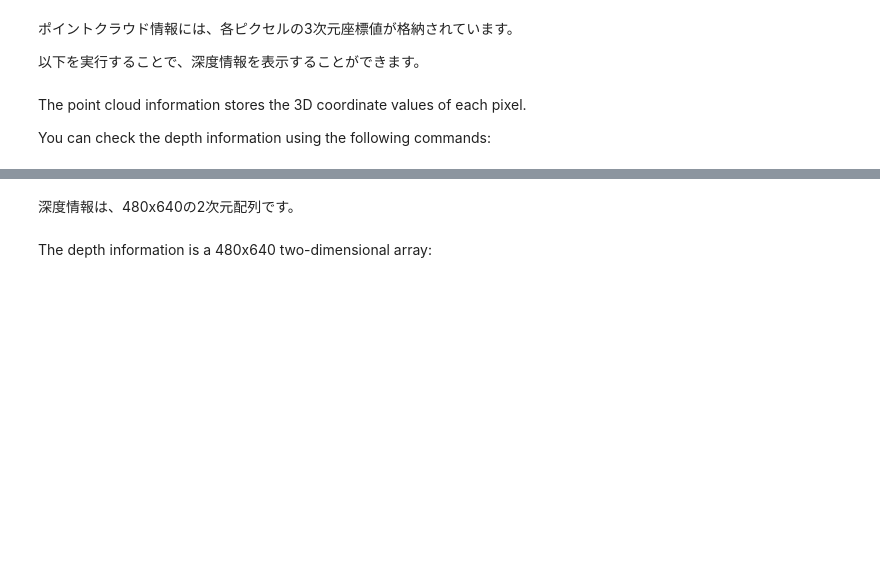
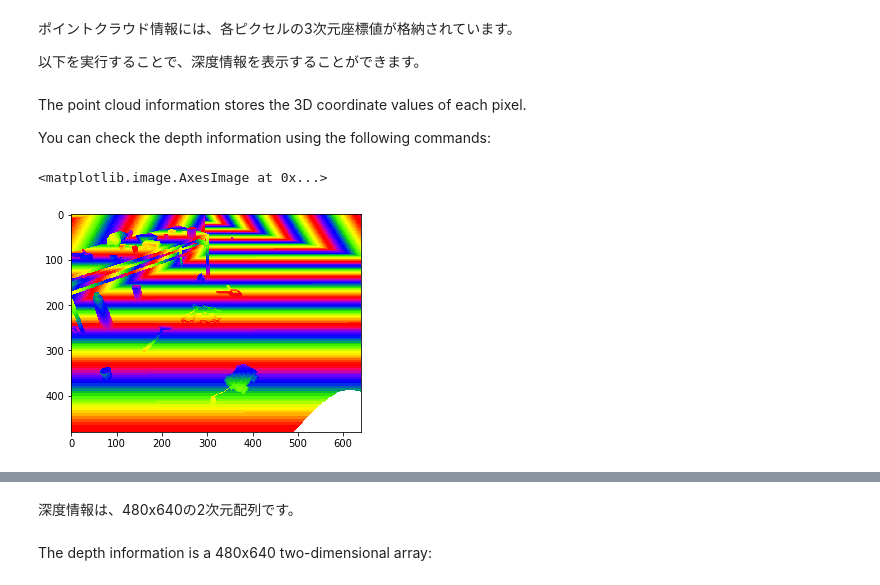
Before and after one commit to takeshi-pumas/takeshi_notebooks, a Jupyter notebook: notebooks/5_recognition_minimal_takeshi_edition.ipynb, the cells around one changed output, grey strips where cells are left out. Saved outputs shown, nothing was run; the diff lists cells and outputs as text; code cells hidden in the pictures; blank space fills up the shorter version.

```diff
--- a/notebooks/5_recognition_minimal_takeshi_edition.ipynb
+++ b/notebooks/5_recognition_minimal_takeshi_edition.ipynb
@@ -126,6 +133,14 @@ image_data[0][0]
 The point cloud information stores the 3D coordinate values of each pixel.
 
 You can check the depth information using the following commands:
+# %%
+# ポイントクラウドを取得します Get point cloud information
+points_data = rgbd.get_points()
+# ポイントクラウドの深度情報を表示してみます Display the depth value of the point cloud information
+plt.imshow(points_data['z'], cmap='prism')
+# %% [output]
+<matplotlib.image.AxesImage at 0x...>
+[figure, added]
 # %%
 # ポイントクラウドを取得します Get point cloud information
 points_data = rgbd.get_points()
```
Also changed, not shown: parts of 10 cells of this notebook, 2 other files.
